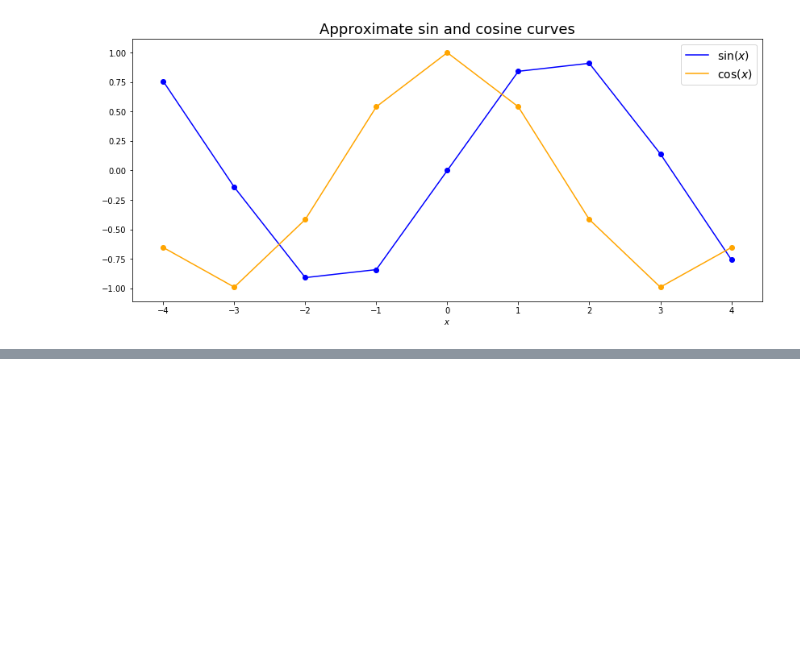
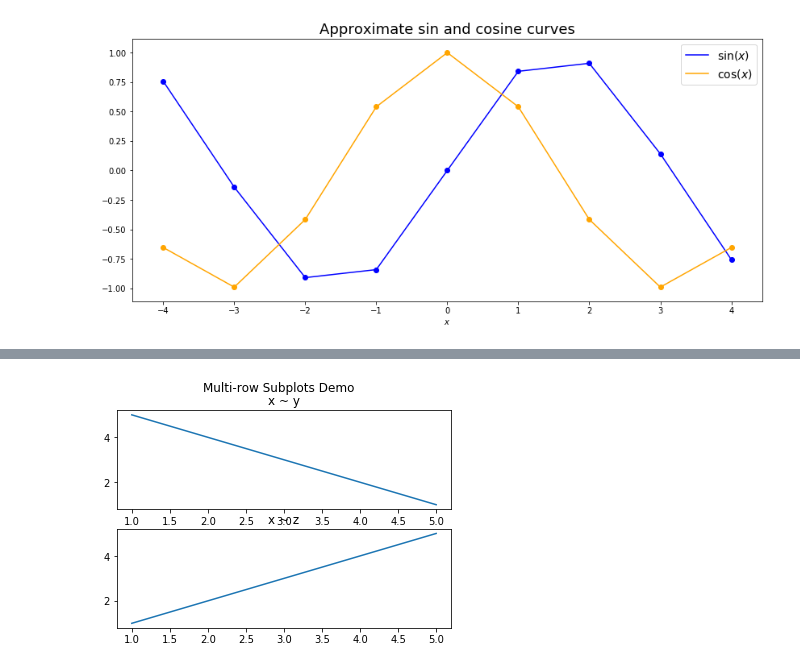
Before and after one commit to soslin/python_review, a Jupyter notebook: 03_matplotlib_and_seaborn.ipynb, the cells around one changed output, grey strips where cells are left out. Cells and saved outputs as stored; diff of their text form; code cells hidden in the pictures; blank space fills up the shorter version.

```diff
--- a/03_matplotlib_and_seaborn.ipynb
+++ b/03_matplotlib_and_seaborn.ipynb
@@ -183,0 +225,17 @@ plt.show()
+# %%
+#multi-row subplot
+
+# 1st subplot
+plt.subplot(211) #number of rows, columns, and active
+plt.plot(x,y)
+plt.title('x ~ y')
+
+# 2nd subplot
+plt.subplot(212)
+plt.plot(x,z)
+plt.title('x ~ z')
+plt.suptitle('Multi-row Subplots Demo') #supertitle for set of subplots
+
+plt.show()
+# %% [output]
+[figure, added]
```
Also changed, not shown: parts of 12 cells of this notebook.
